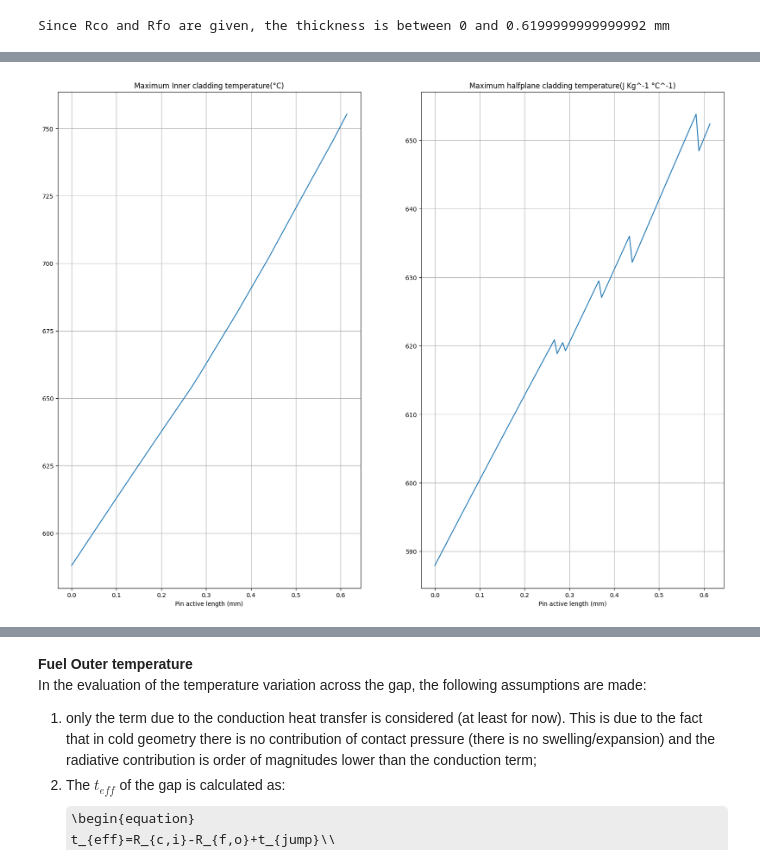
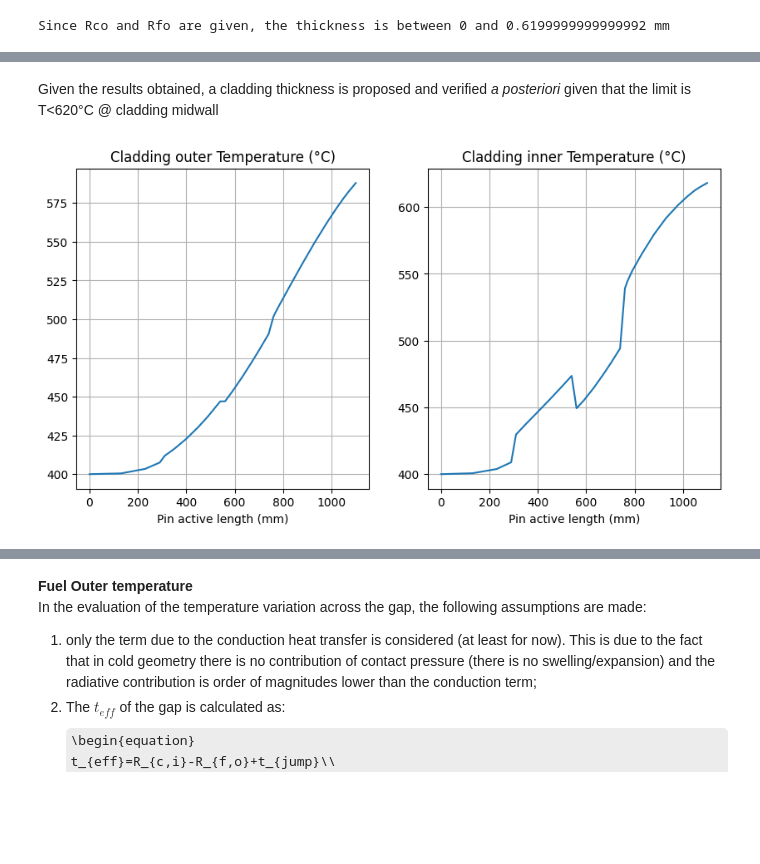
Before and after one commit to Andrea1999Broglia/ASTRID-reactor-fuel-pin-design, a Jupyter notebook: Reactor model.ipynb, the cells around one changed output, grey strips where cells are left out. Cells and saved outputs as stored; diff of their text form; code cells hidden in the pictures; some formulas as TeX source; blank space fills up the shorter version.

```diff
--- a/Reactor model.ipynb
+++ b/Reactor model.ipynb
@@ -252,10 +252,3 @@ Text(0, 0.5, 'Coolant Temperature (°C)')
-# %%
-T=np.zeros(len(H)) #coolant temperature
-Cp_v=np.zeros(len(H)) #coolant specific activity
-
-for i in range(len(H)):           #here, only the values of temperature and specific activity in proximity of the nodes are selected
-    T[i]=Tcoolant[int(H[i])]
-    Cp_v[i]=Cp(T[i])
 # %% [markdown]
 By means of the provided correlations, the properties and characteristic parameters of interest for the coolant are calculated and plotted.
 # %% [markdown]
@@ -416,15 +428,29 @@ while k<count:
+# %% [markdown]
+Given the results obtained, a cladding thickness is proposed and verified *a posteriori* given that the limit is T<620°C @ cladding midwall
 # %%
+#Cladding inner temperature
+
+TC=0.55                     #proposed cladding thickness mm
+Rci=Rco-TC                  #external radius of the cladding is the difference between external and thickness
+
+Tci=np.zeros(len(H))
+#for each node, the temperature is calculated as per the last formula
+
+for i in range(len(Pf)):
+      sol=fsolve(func=Tcisolver, x0=400, args=(Tco[i], q[i], TC))
+      Tci[i]=sol[0]
+
+
 #plots
-fig, axs = plt.subplots(1, 2, figsize=(20,15))
+fig, axs = plt.subplots(1, 2, figsize=(10,5))
 
-axs[0].plot(tc, TciMAX)
-axs[0].set_title('Maximum Inner cladding temperature(°C)')
+axs[0].plot(H, Tco)
+axs[0].set_title('Cladding outer Temperature (°C)')
 axs[0].set_xlabel("Pin active length (mm)")
 axs[0].grid()
-
-axs[1].plot(tc, halplane)
-axs[1].set_title('Maximum halfplane cladding temperature(J Kg^-1 °C^-1)')
+axs[1].plot(H, Tci)
+axs[1].set_title('Cladding inner Temperature (°C)')
 axs[1].set_xlabel("Pin active length (mm)")
 axs[1].grid()
 # %% [output]
-[figure, old version]
+[figure, new version]
```
Also changed, not shown: parts of 41 cells of this notebook.
